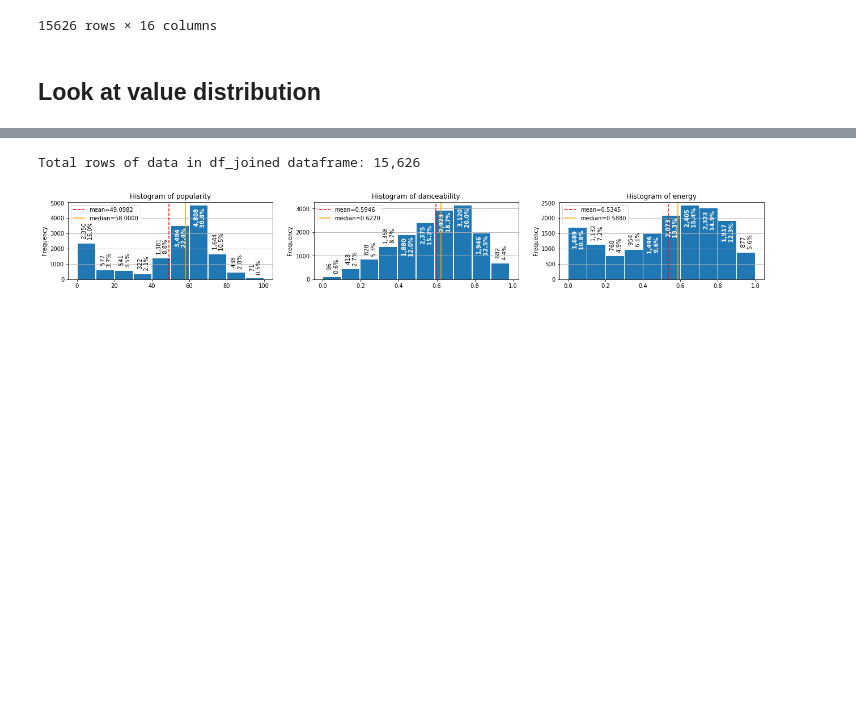
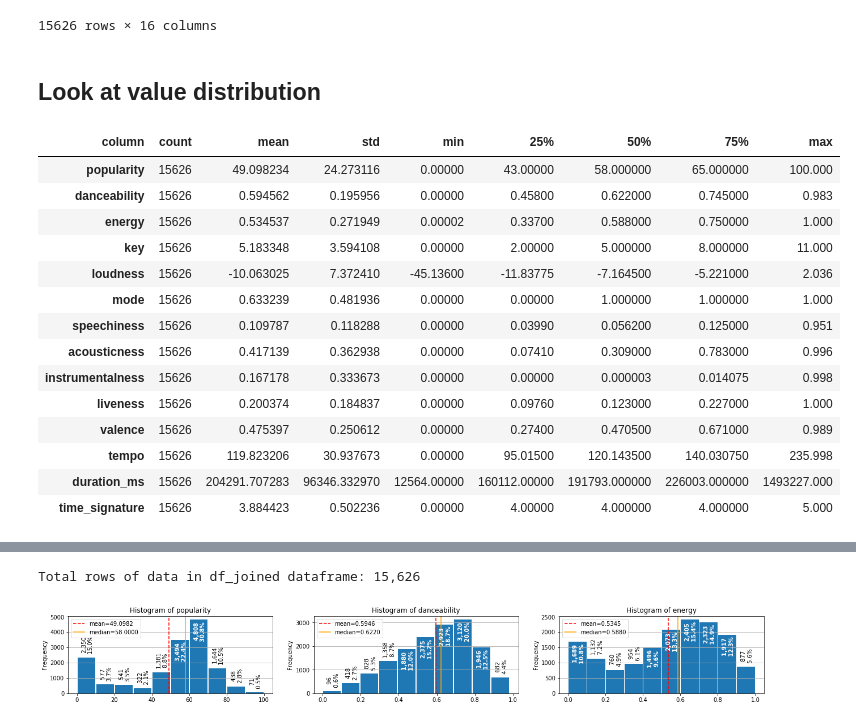
Before and after one commit to jgo-DA/CoS_AWS, a Jupyter notebook: EDA.ipynb, the cells around one changed output, grey strips where cells are left out. Cells and saved outputs as stored; diff of their text form; code cells hidden in the pictures; blank space fills up the shorter version.

```diff
--- a/EDA.ipynb
+++ b/EDA.ipynb
@@ -267,6 +247,26 @@ You should consider upgrading via the '/home/ec2-user/anaconda3/envs/python3/bin
 15626 rows × 16 columns
 # %% [markdown]
 ## Look at value distribution
+# %%
+# Brief overview of data completeness and value range
+
+df_joined.describe().rename_axis('column').T.astype({'count':int})
+# %% [output]
+| column | count | mean | std | min | 25% | 50% | 75% | max |
+| popularity | 15626 | 49.098234 | 24.273116 | 0.00000 | 43.00000 | 58.000000 | 65.000000 | 100.000 |
+| danceability | 15626 | 0.594562 | 0.195956 | 0.00000 | 0.45800 | 0.622000 | 0.745000 | 0.983 |
+| energy | 15626 | 0.534537 | 0.271949 | 0.00002 | 0.33700 | 0.588000 | 0.750000 | 1.000 |
+| key | 15626 | 5.183348 | 3.594108 | 0.00000 | 2.00000 | 5.000000 | 8.000000 | 11.000 |
+| loudness | 15626 | -10.063025 | 7.372410 | -45.13600 | -11.83775 | -7.164500 | -5.221000 | 2.036 |
+| mode | 15626 | 0.633239 | 0.481936 | 0.00000 | 0.00000 | 1.000000 | 1.000000 | 1.000 |
+| speechiness | 15626 | 0.109787 | 0.118288 | 0.00000 | 0.03990 | 0.056200 | 0.125000 | 0.951 |
+| acousticness | 15626 | 0.417139 | 0.362938 | 0.00000 | 0.07410 | 0.309000 | 0.783000 | 0.996 |
+| instrumentalness | 15626 | 0.167178 | 0.333673 | 0.00000 | 0.00000 | 0.000003 | 0.014075 | 0.998 |
+| liveness | 15626 | 0.200374 | 0.184837 | 0.00000 | 0.09760 | 0.123000 | 0.227000 | 1.000 |
+| valence | 15626 | 0.475397 | 0.250612 | 0.00000 | 0.27400 | 0.470500 | 0.671000 | 0.989 |
+| tempo | 15626 | 119.823206 | 30.937673 | 0.00000 | 95.01500 | 120.143500 | 140.030750 | 235.998 |
+| duration_ms | 15626 | 204291.707283 | 96346.332970 | 12564.00000 | 160112.00000 | 191793.000000 | 226003.000000 | 1493227.000 |
+| time_signature | 15626 | 3.884423 | 0.502236 | 0.00000 | 4.00000 | 4.000000 | 4.000000 | 5.000 |
 # %%
 def my_info(dataFrame, showMinMax=False):
   dataFrame = dataFrame.copy().reset_index(); from pandas import option_context
```
Also changed, not shown: parts of 3 cells of this notebook, 1 other file.
